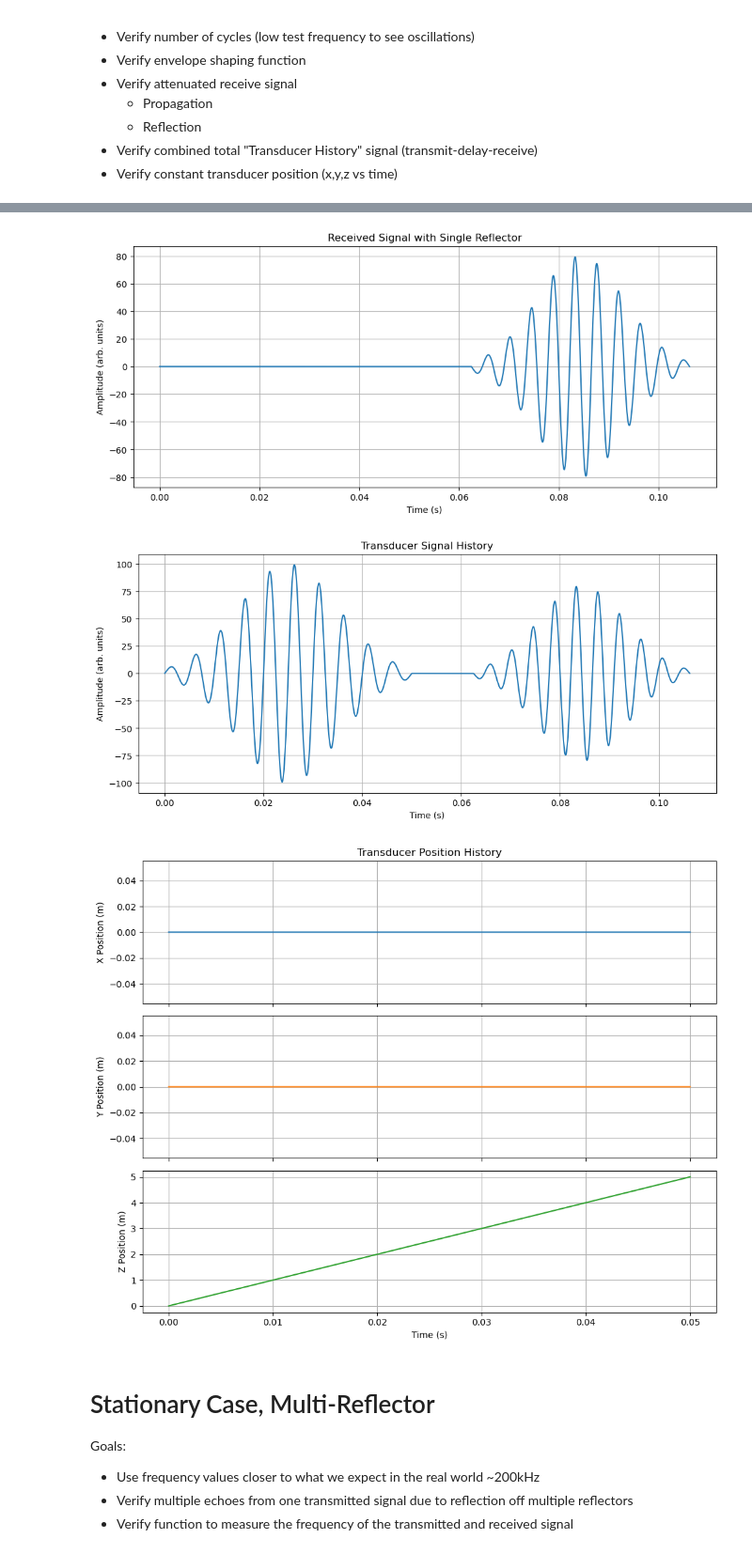
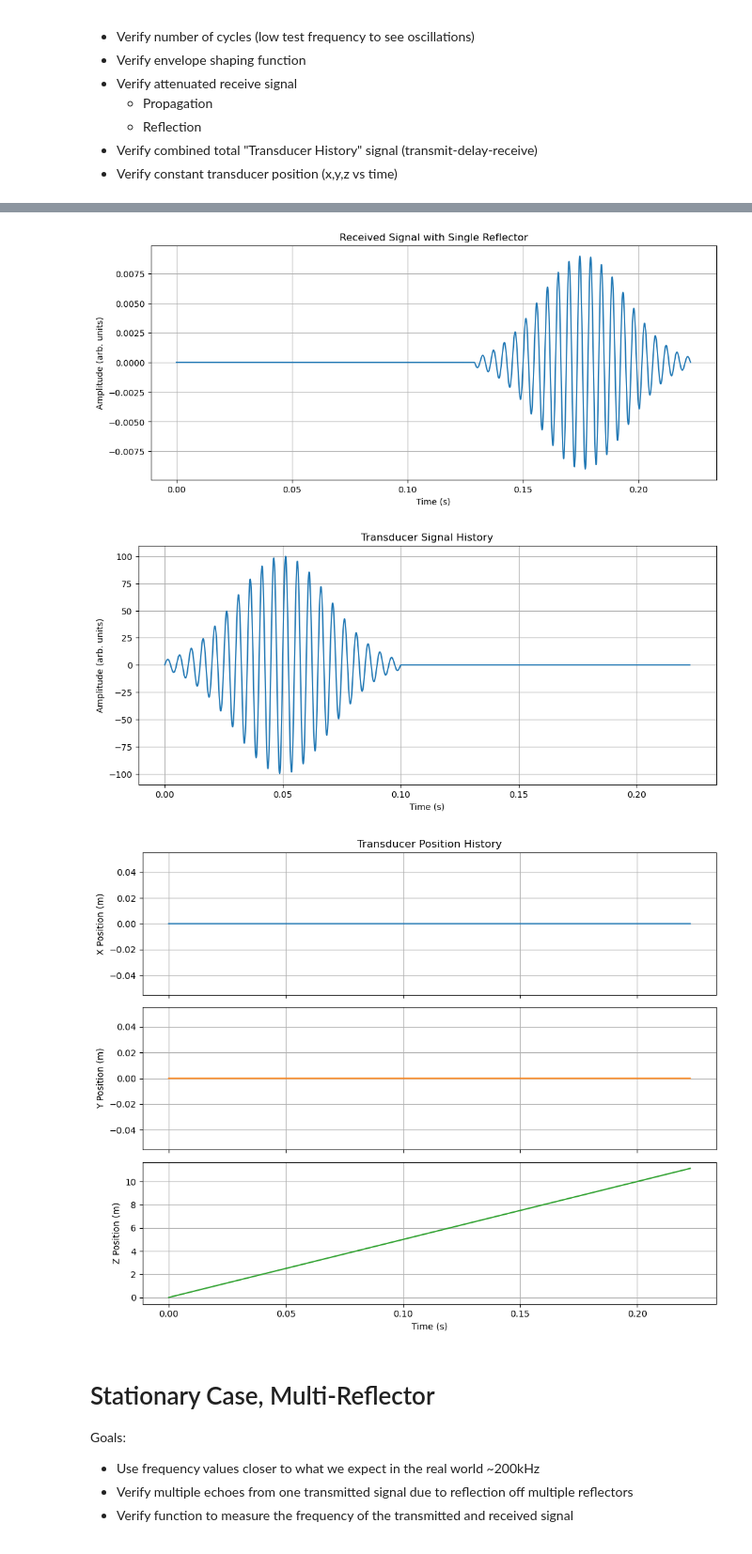
Before and after one commit to bluerobotics/ping-sonar-simulation, a Jupyter notebook: ping-test.ipynb, the cells around one changed output, grey strips where cells are left out. Shown at 94% size. Drawn from its saved outputs; the diff is of its cells as text; code cells hidden in the pictures.

```diff
--- a/ping-test.ipynb
+++ b/ping-test.ipynb
@@ -18,7 +18,7 @@ Goals:
 # %%
 ping_object = Ping(
     frequency=2e2,
-    n_cycles=10,
+    n_cycles=20,
     duration=0.01,
     amplitude=100.0,
     phase=0,
@@ -28,14 +28,14 @@ ping_object = Ping(
 
 transducer_object = Transducer(
     position=np.array([0.0, 0.0, 0.0]),
-    velocity=np.array([0, 0, 100]),
+    velocity=np.array([0, 0, 50]),
     angle_deg=0.0,
     beam_width_deg=25.0
 )
 
 reflectors = [
     Reflector(
-        position=np.array([0.0, 0.0, 100]),
+        position=np.array([0.0, 0.0, 150]),
         radius=50,
         reflectivity=0.8,
         phase_shift_deg=180.0
@@ -51,64 +51,8 @@ simulated_world.run_simulation(ping_object)
 
 
 
-
-signal = ping_object.signal
-time_axis = np.arange(len(signal)) / ping_object.fs
-
-plt.figure(figsize=(12, 5))
-plt.plot(time_axis, signal)
-plt.title("Transmitted Ping Signal")
-plt.xlabel("Time (s)")
-plt.ylabel("Amplitude (arb. units)")
-plt.grid()
-plt.show()
-
-
-signal = transducer_object.receive_signal
-time_axis = np.arange(len(signal)) / ping_object.fs
-
-plt.figure(figsize=(12, 5))
-plt.plot(time_axis, signal)
-plt.title("Received Signal with Single Reflector")
-plt.xlabel("Time (s)")
-plt.ylabel("Amplitude (arb. units)")
-plt.grid()
-plt.show()
-
-
-signal = transducer_object.transducer_history
-time_axis = np.arange(len(signal)) / ping_object.fs
-
-plt.figure(figsize=(12, 5))
-plt.plot(time_axis, signal)
-plt.title("Transducer Signal History")
-plt.xlabel("Time (s)")
-plt.ylabel("Amplitude (arb. units)")
-plt.grid()
-plt.show()
-
-signal = transducer_object.ping_positions
-time_axis = np.arange(len(signal)) / ping_object.fs
-
-fig, (ax1, ax2, ax3) = plt.subplots(3, 1, figsize=(10, 8), sharex=True)
-
-# --- Plot X ---
-ax1.plot(time_axis, signal[:, 0], color='tab:blue')
-ax1.set_ylabel('X Position (m)')
-ax1.set_title("Transducer Position History")
-ax1.grid(True)
-
-# --- Plot Y ---
-ax2.plot(time_axis, signal[:, 1], color='tab:orange')
-ax2.set_ylabel('Y Position (m)')
-ax2.grid(True)
-
-# --- Plot Z ---
-ax3.plot(time_axis, signal[:, 2], color='tab:green')
-ax3.set_ylabel('Z Position (m)')
-ax3.set_xlabel("Time (s)")
-ax3.grid(True)
-
-plt.tight_layout()
-plt.show()
+plot_transmitted_signal(ping_object)
+plot_received_signal(transducer_object, ping_object)
+plot_transducer_history(transducer_object, ping_object)
+plot_transducer_position(transducer_object, ping_object)
 # %% [output]
@@ -116,6 +60,6 @@ plt.show()
-[figure, old version]
+[figure, new version]
-[figure, old version]
+[figure, new version]
-[figure, old version]
+[figure, new version]
 # %% [markdown]
 # Stationary Case, Multi-Reflector
 
```
Also changed, not shown: parts of 6 cells of this notebook.
